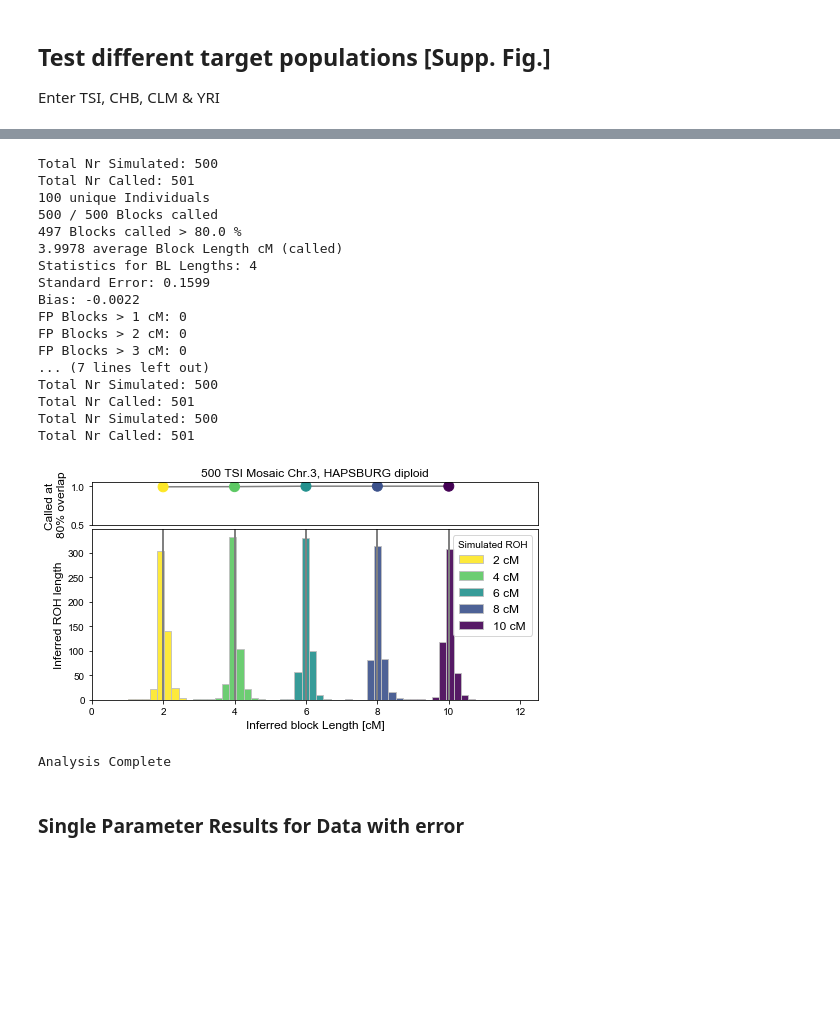
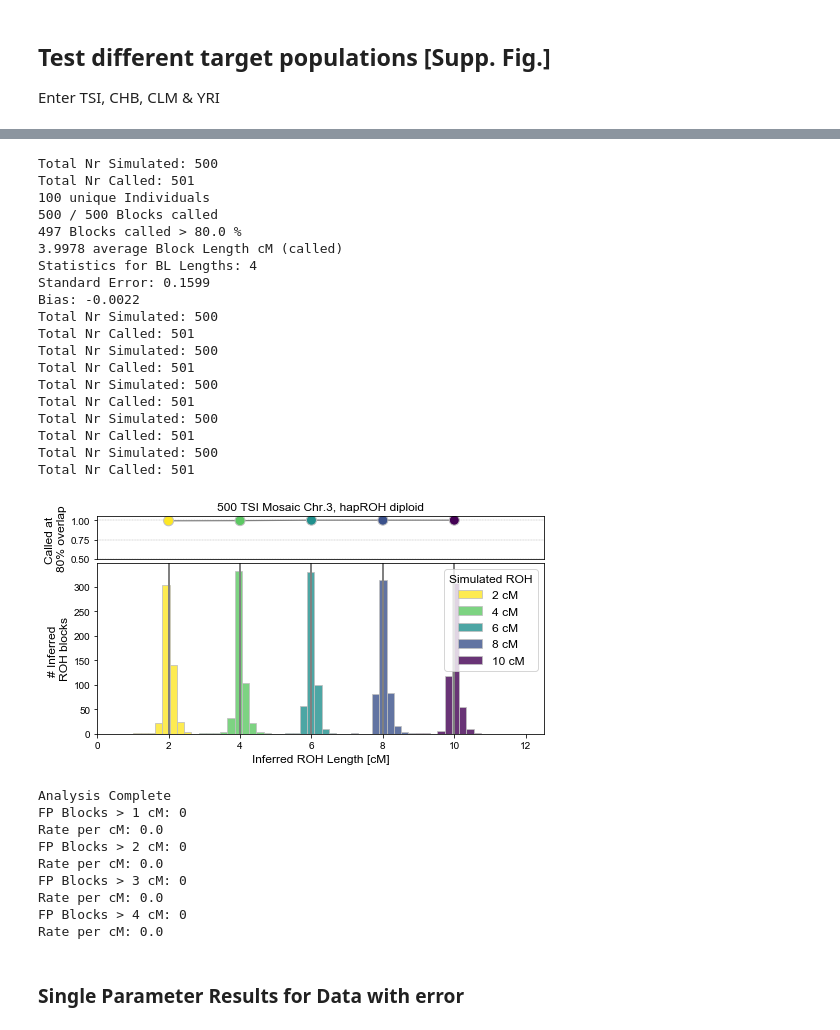
Before and after one commit to hringbauer/hapROH, a Jupyter notebook: Notebooks/Mosaic1000G_Analysis/1000G_Mosaic_analysis.ipynb, the cells around one changed output, grey strips where cells are left out. Saved outputs shown, nothing was run; the diff lists cells and outputs as text; code cells hidden in the pictures; blank space fills up the shorter version.

Commit message:
Plot Update Comparison Methods

```diff
--- a/Notebooks/Mosaic1000G_Analysis/1000G_Mosaic_analysis.ipynb
+++ b/Notebooks/Mosaic1000G_Analysis/1000G_Mosaic_analysis.ipynb
@@ -124,7 +124,7 @@ Requires all Blocks lengths run for all individuals
 Rerun the Cell below
 # %%
 def show_full_results(roh, bl_lens = [2, 4, 6, 8, 10], pw_lens=[1,2,3,4], bl_focus = 4, title="",
-                      savepath="", figsize=(10,6), ch3_len=2.232549, nr_iid=100):
+                      savepath="", figsize=(10,6), ch3_len=2.232549, nr_iid=100, xlim=(0, 12.5)):
     """Show Full range of results: Statistic for bl_focus, Power Curve for all b_lens, FP-Rate.
     roh: ROH Object, which has the parameters for the folder set
     pw_lens: Lenghts for False Positive cutoffs.
@@ -146,7 +146,8 @@ def show_full_results(roh, bl_lens = [2, 4, 6, 8, 10], pw_lens=[1,2,3,4], bl_foc
 
     ###### 2) Do the Power Plot
     df_call_vec, df_called, power = roh.give_power_dfs(bl_lens)
-    plot_power(bl_lens, df_called, power, savepath=savepath, title=title, figsize=figsize)
+    plot_power(bl_lens, df_called, power, savepath=savepath, title=title,
+               xlim=xlim, figsize=figsize)
     print("Analysis Complete")
 
     ###### 3) Do the FP Plot:
@@ -284,36 +305,46 @@ Analysis Complete
 # %%
 output_prefix = "diploidGT/"   #"ROHin100/" #"ROHin50/" prefix_out = "e01rohin300/" mmr95/ e001/
 mosaic_folder = "./Simulated/1000G_Mosaic/TSI5/"
 bl_lens = [2, 4, 6, 8, 10]
 bl_focus = 4 ### Which Statistics to show (when needed)
 ch = 3
 nr_iid = 100
 
 roh = Summary_ROH_Calls(mosaic_folder=mosaic_folder, ch=ch, nr_iid = nr_iid,
                         blen_cm = bl_focus, output_prefix = output_prefix, output=1)
 show_full_results(roh, bl_lens = bl_lens, bl_focus = bl_focus, figsize=(8,4),
-                  title="500 TSI Mosaic Chr.3, HAPSBURG diploid",
+                  title="500 TSI Mosaic Chr.3, hapROH diploid",
                   savepath="./figures/manuscript/supplement/diploidGT_mosaic/hapsburg.pdf")
 # %% [output]
 Total Nr Simulated: 500
 Total Nr Called: 501
 100 unique Individuals
 500 / 500 Blocks called
 497 Blocks called > 80.0 %
 3.9978 average Block Length cM (called)
 Statistics for BL Lengths: 4
 Standard Error: 0.1599
 Bias: -0.0022
-FP Blocks > 1 cM: 0
-FP Blocks > 2 cM: 0
-FP Blocks > 3 cM: 0
-... (7 lines left out)
 Total Nr Simulated: 500
 Total Nr Called: 501
 Total Nr Simulated: 500
 Total Nr Called: 501
+Total Nr Simulated: 500
+Total Nr Called: 501
+Total Nr Simulated: 500
+Total Nr Called: 501
+Total Nr Simulated: 500
+Total Nr Called: 501
-[figure, old version]
+[figure, new version]
 Analysis Complete
+FP Blocks > 1 cM: 0
+Rate per cM: 0.0
+FP Blocks > 2 cM: 0
+Rate per cM: 0.0
+FP Blocks > 3 cM: 0
+Rate per cM: 0.0
+FP Blocks > 4 cM: 0
+Rate per cM: 0.0
 # %%
 output_prefix = "bcftools/"   #"ROHin100/" #"ROHin50/" prefix_out = "e01rohin300/" mmr95/ e001/
 mosaic_folder = "./Simulated/1000G_Mosaic/TSI5/ph1.0/"
```
Also changed, not shown: parts of 3 cells of this notebook, 2 other files.
